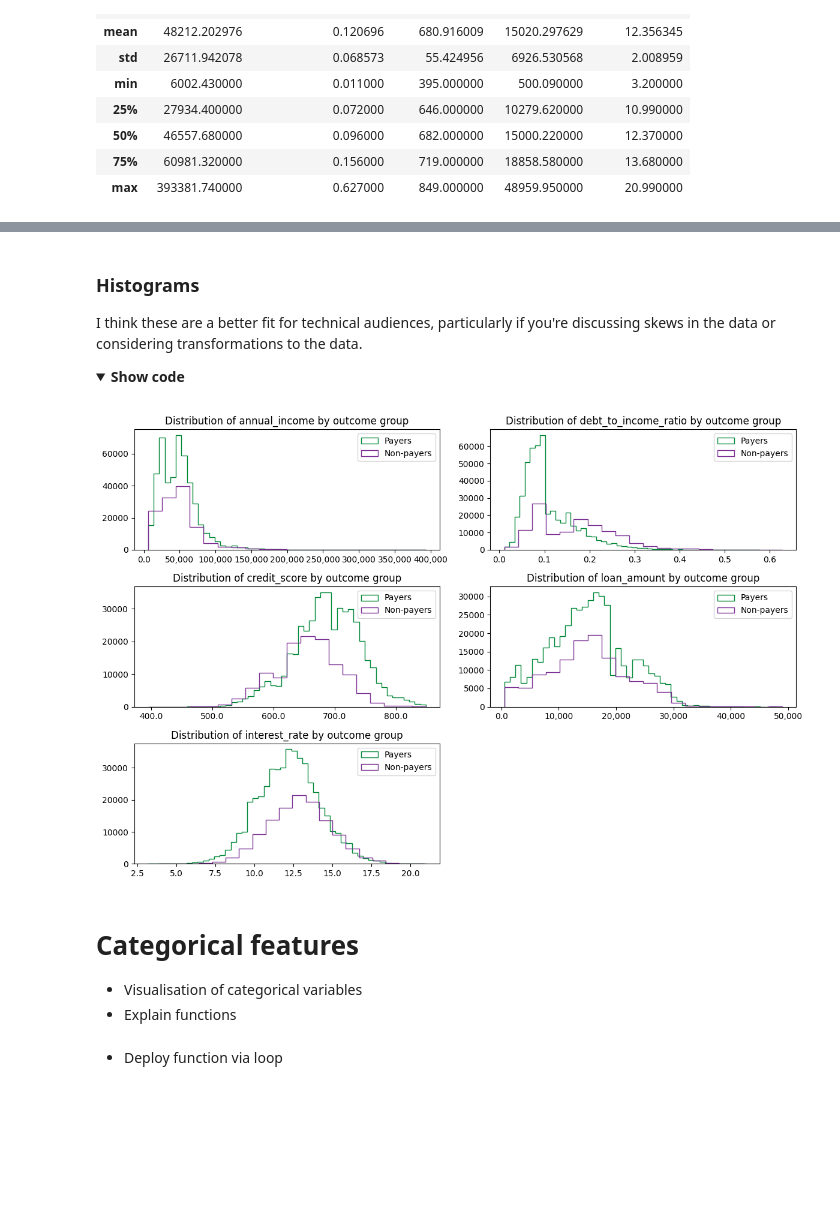
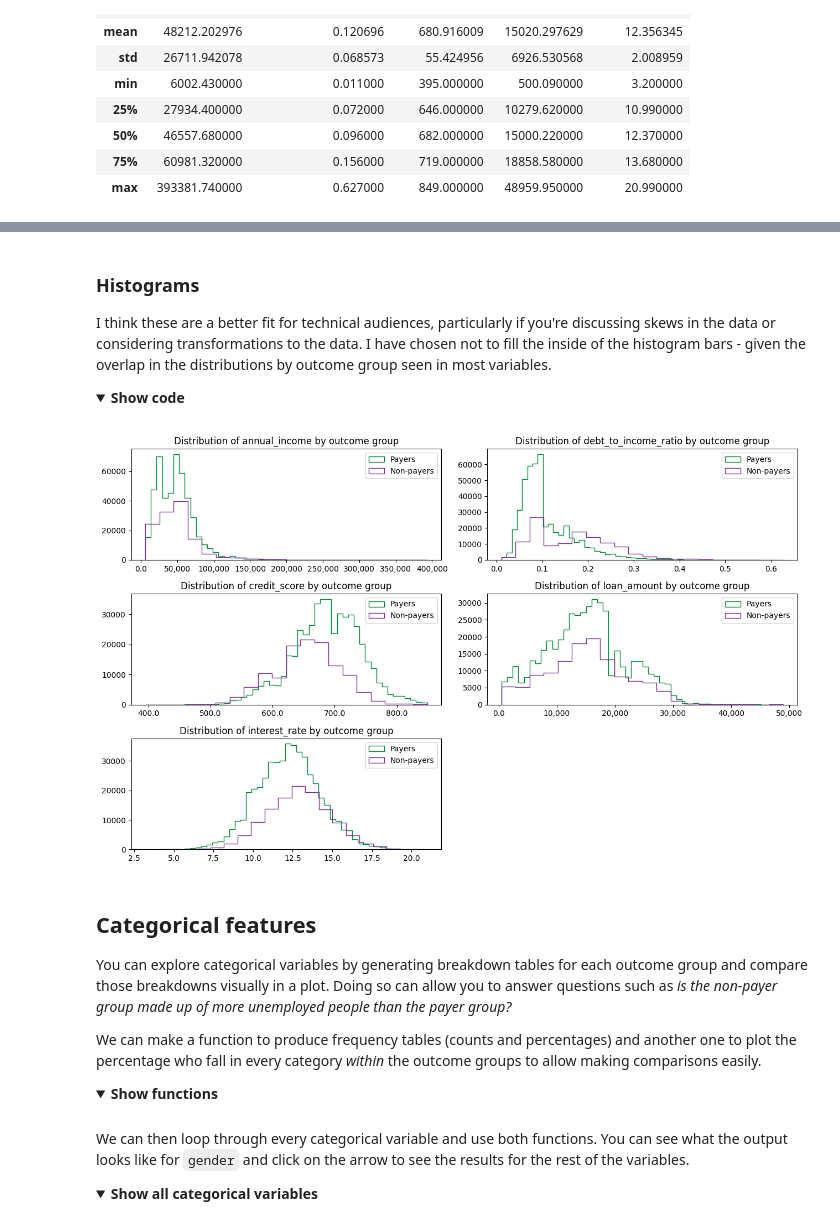
Before and after one commit to znogbes/kaggle-predicting-loan-payback, a Jupyter notebook: intro-and-eda.ipynb, the cells around one changed output, grey strips where cells are left out. Drawn from its saved outputs; the diff is of its cells as text; code cells hidden in the pictures; folded sections open; blank space fills up the shorter version.

```diff
--- a/intro-and-eda.ipynb
+++ b/intro-and-eda.ipynb
@@ -151,7 +157,7 @@ ncols = 2
 nrows = int(np.ceil(num_cols/2)) # in case of single row/col
 
 # define plot objects
-fig, axes = plt.subplots(nrows, ncols, figsize=(12, 8))
+fig, axes = plt.subplots(nrows, ncols, figsize=(13, 8))
 axes = axes.flatten()
 
 # make boxplots
@@ -199,13 +205,13 @@ plt.show()
 
 ### **Histograms**
 
-I think these are a better fit for technical audiences, particularly if you're discussing skews in the data or considering transformations to the data.
+I think these are a better fit for technical audiences, particularly if you're discussing skews in the data or considering transformations to the data. I have chosen not to fill the inside of the histogram bars - given the overlap in the distributions by outcome group seen in most variables.
 
 <details markdown="1">
 <summary><b>Show code</b></summary>
 # %%
 # alternatively, these variables can also be visualised as histograms
-fig, axes = plt.subplots(nrows,ncols, figsize=(12, 8))
+fig, axes = plt.subplots(nrows,ncols, figsize=(13, 8))
 axes = axes.flatten()
 
 for i, col in enumerate(numeric_cols):
@@ -214,40 +220,45 @@ for i, col in enumerate(numeric_cols):
     # create histograms for each group
     ax.hist(
         data_train_payers[col], bins=50,
         color='#008837',
         label='Payers',
         histtype = 'step'
         )
 
     ax.hist(
         data_train_non_payers[col], bins=20,
         color='#7b3294',
         label='Non-payers', histtype = 'step'
         )
 
     ax.set_title(f"Distribution of {col} by outcome group")
     ax.legend()
     ax.get_xaxis().set_major_formatter(
         # custom format for large/small scales
         mtick.FuncFormatter(lambda x, p: format(x, ',.0f') if x >=1000 else
         # use commas for large scales, 1 decimal for small scales
                             format(x, '.1f'))
                             )
 
 #hide unused subplots
 for i in range(num_cols, len(axes)):
     axes[i].set_visible(False)
 
 plt.tight_layout()
 plt.show()
 # %% [output]
-[figure, old version]
+[figure, new version]
 # %% [markdown]
 </details>
 
-# Categorical features
-- Visualisation of categorical variables
-- Explain functions
+## Categorical features
+
+You can explore categorical variables by generating breakdown tables for each outcome group and compare those breakdowns visually in a plot. Doing so can allow you to answer questions such as *is the non-payer group made up of more unemployed people than the payer group?*
+
+We can make a function to produce frequency tables (counts and percentages) and another one to plot the percentage who fall in every category *within* the outcome groups to allow making comparisons easily.
+
+<details markdown="1">
+<summary><b>Show functions</b></summary>
 # %%
 # visualisation of categorical variables
 
@@ -293,5 +303,10 @@ def plot_categorical_cols(freq_table, col_name):
 # %% [markdown]
-- Deploy function via loop
+</details>
+
+We can then loop through every categorical variable and use both functions. You can see what the output looks like for `gender` and click on the arrow to see the results for the rest of the variables.
+
+<details markdown="1">
+<summary><b>Show all categorical variables</b></summary>
 # %%
 # loop over to see freq tables and plots
 categorical_cols = data_train.select_dtypes(include='object').drop(
```
Also changed, not shown: parts of 11 cells of this notebook.
